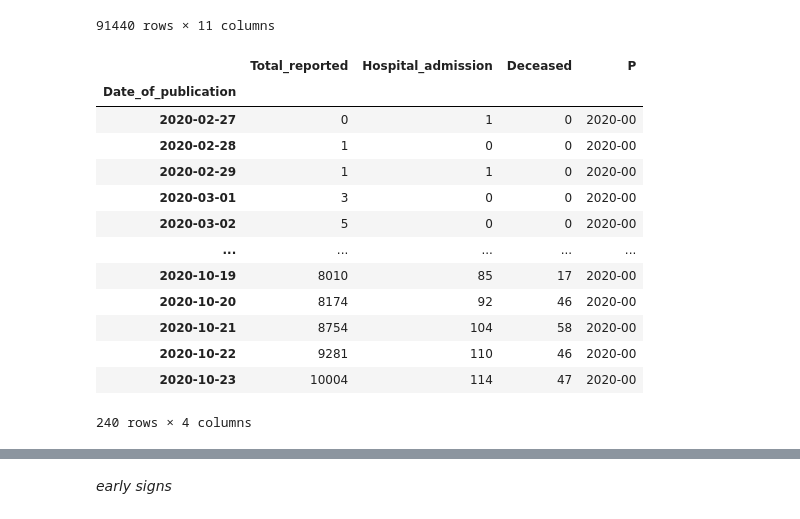
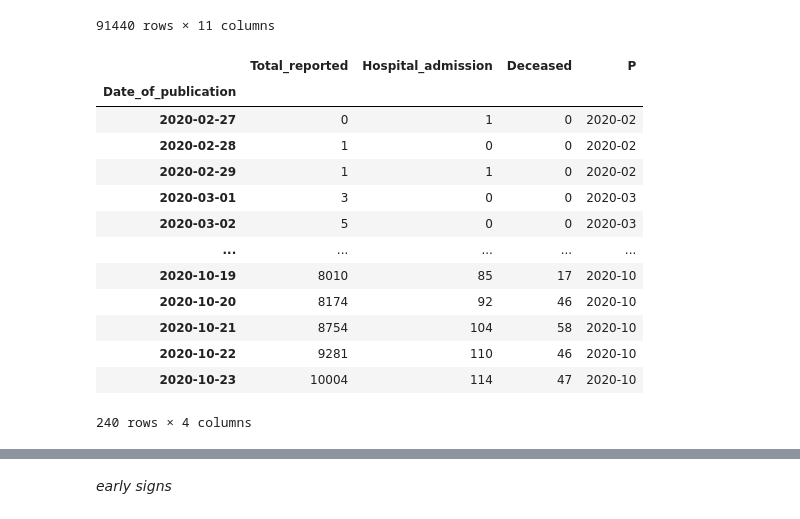
Before and after one commit to cjvanzwol/notebooks, a Jupyter notebook: Covid/Covid.ipynb, the cells around one changed output, grey strips where cells are left out. Saved outputs shown, nothing was run; the diff lists cells and outputs as text; code cells hidden in the pictures.

```diff
--- a/Covid/Covid.ipynb
+++ b/Covid/Covid.ipynb
@@ -191,22 +195,22 @@ positive_tests
 91440 rows × 11 columns
 # %%
 positive_tests_nl = positive_tests.sum(level='Date_of_publication')
-positive_tests_nl['P'] = positive_tests_nl.index.strftime('%Y-%M')
+positive_tests_nl['P'] = positive_tests_nl.index.strftime('%Y-%m')
 positive_tests_nl
 # %% [output]
 |  | Total_reported | Hospital_admission | Deceased | P |
 | Date_of_publication |  |  |  |  |
-| 2020-02-27 | 0 | 1 | 0 | 2020-00 |
-| 2020-02-28 | 1 | 0 | 0 | 2020-00 |
-| 2020-02-29 | 1 | 1 | 0 | 2020-00 |
-| 2020-03-01 | 3 | 0 | 0 | 2020-00 |
-| 2020-03-02 | 5 | 0 | 0 | 2020-00 |
+| 2020-02-27 | 0 | 1 | 0 | 2020-02 |
+| 2020-02-28 | 1 | 0 | 0 | 2020-02 |
+| 2020-02-29 | 1 | 1 | 0 | 2020-02 |
+| 2020-03-01 | 3 | 0 | 0 | 2020-03 |
+| 2020-03-02 | 5 | 0 | 0 | 2020-03 |
 | ... | ... | ... | ... | ... |
-| 2020-10-19 | 8010 | 85 | 17 | 2020-00 |
-| 2020-10-20 | 8174 | 92 | 46 | 2020-00 |
-| 2020-10-21 | 8754 | 104 | 58 | 2020-00 |
-| 2020-10-22 | 9281 | 110 | 46 | 2020-00 |
-| 2020-10-23 | 10004 | 114 | 47 | 2020-00 |
+| 2020-10-19 | 8010 | 85 | 17 | 2020-10 |
+| 2020-10-20 | 8174 | 92 | 46 | 2020-10 |
+| 2020-10-21 | 8754 | 104 | 58 | 2020-10 |
+| 2020-10-22 | 9281 | 110 | 46 | 2020-10 |
+| 2020-10-23 | 10004 | 114 | 47 | 2020-10 |
 240 rows × 4 columns
 # %%
 pop_latest = population_nl.loc[population_nl['P'].max(),'Population']
```
Also changed, not shown: parts of 18 cells of this notebook.
